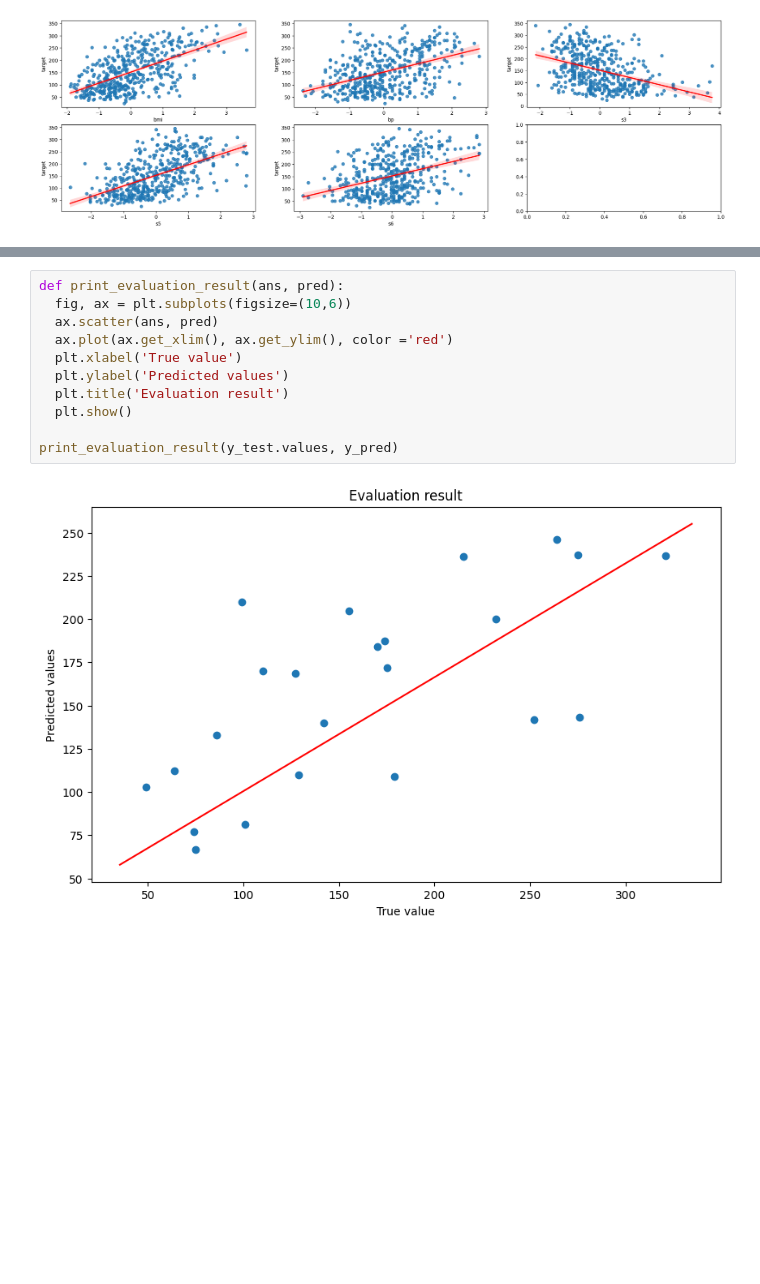
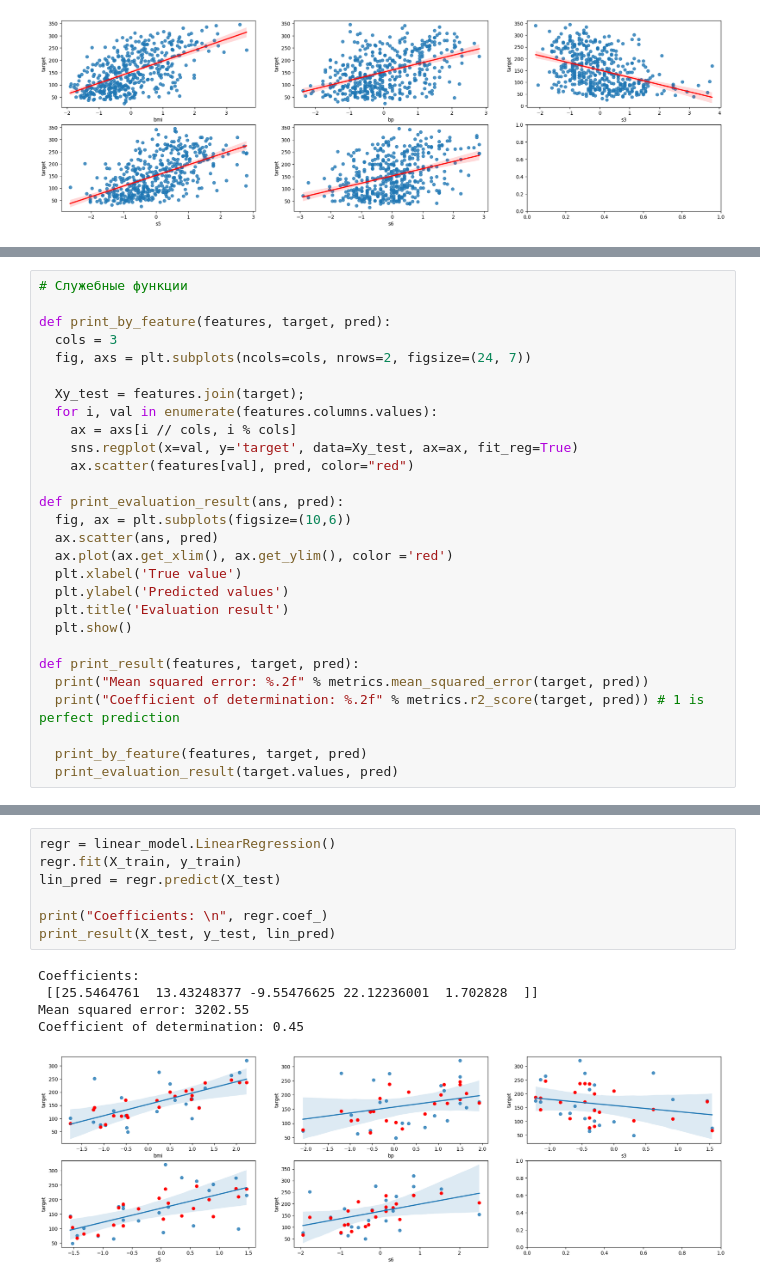
Before and after one commit to Tako-San/ml-course, a Jupyter notebook: t1/main.ipynb, the cells around one changed output, grey strips where cells are left out. Cells and saved outputs as stored; diff of their text form; blank space fills up the shorter version.

```diff
--- a/t1/main.ipynb
+++ b/t1/main.ipynb
@@ -178 +182,29 @@ for i, val in enumerate(X.columns.values):
+# %%
+# Служебные функции
+
+def print_by_feature(features, target, pred):
+  cols = 3
+  fig, axs = plt.subplots(ncols=cols, nrows=2, figsize=(24, 7))
+
+  Xy_test = features.join(target);
+  for i, val in enumerate(features.columns.values):
+    ax = axs[i // cols, i % cols]
+    sns.regplot(x=val, y='target', data=Xy_test, ax=ax, fit_reg=True)
+    ax.scatter(features[val], pred, color="red")
+
+def print_evaluation_result(ans, pred):
+  fig, ax = plt.subplots(figsize=(10,6))
+  ax.scatter(ans, pred)
+  ax.plot(ax.get_xlim(), ax.get_ylim(), color ='red')
+  plt.xlabel('True value')
+  plt.ylabel('Predicted values')
+  plt.title('Evaluation result')
+  plt.show()
+
+def print_result(features, target, pred):
+  print("Mean squared error: %.2f" % metrics.mean_squared_error(target, pred))
+  print("Coefficient of determination: %.2f" % metrics.r2_score(target, pred)) # 1 is perfect prediction
+
+  print_by_feature(features, target, pred)
+  print_evaluation_result(target.values, pred)
 # %% [markdown]
@@ -207,13 +212,13 @@ Coefficient of determination: 0.45
-# %%
-def print_evaluation_result(ans, pred):
-  fig, ax = plt.subplots(figsize=(10,6))
-  ax.scatter(ans, pred)
-  ax.plot(ax.get_xlim(), ax.get_ylim(), color ='red')
-  plt.xlabel('True value')
-  plt.ylabel('Predicted values')
-  plt.title('Evaluation result')
-  plt.show()
-
-print_evaluation_result(y_test.values, y_pred)
-# %% [output]
-[figure, removed]
+# %%
+regr = linear_model.LinearRegression()
+regr.fit(X_train, y_train)
+lin_pred = regr.predict(X_test)
+
+print("Coefficients: \n", regr.coef_)
+print_result(X_test, y_test, lin_pred)
+# %% [output]
+Coefficients:
+ [[25.5464761  13.43248377 -9.55476625 22.12236001  1.702828  ]]
+Mean squared error: 3202.55
+Coefficient of determination: 0.45
+[figure, added]
```
Also changed, not shown: parts of 15 cells of this notebook.
